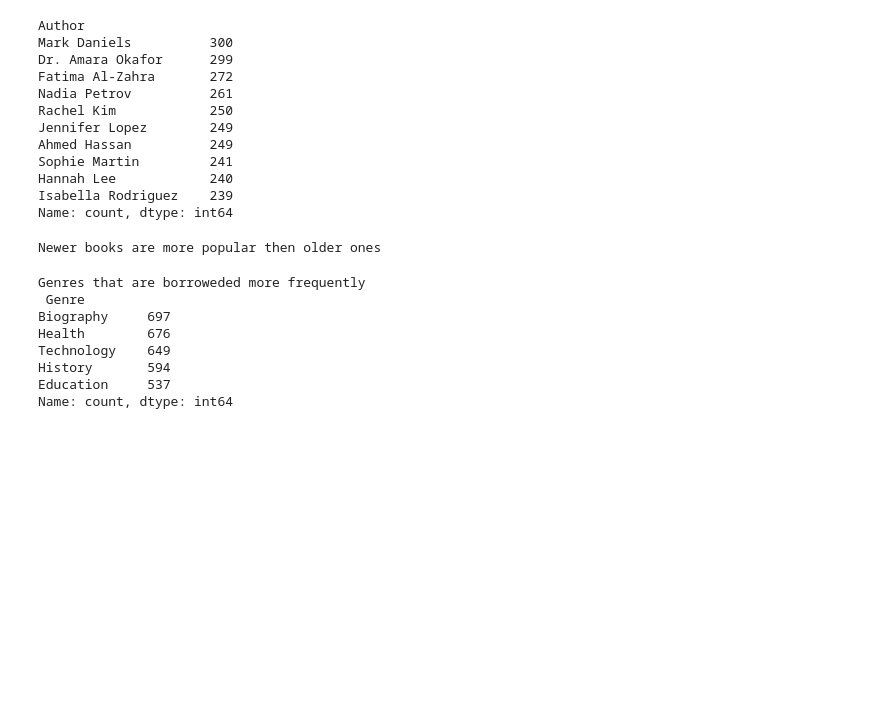
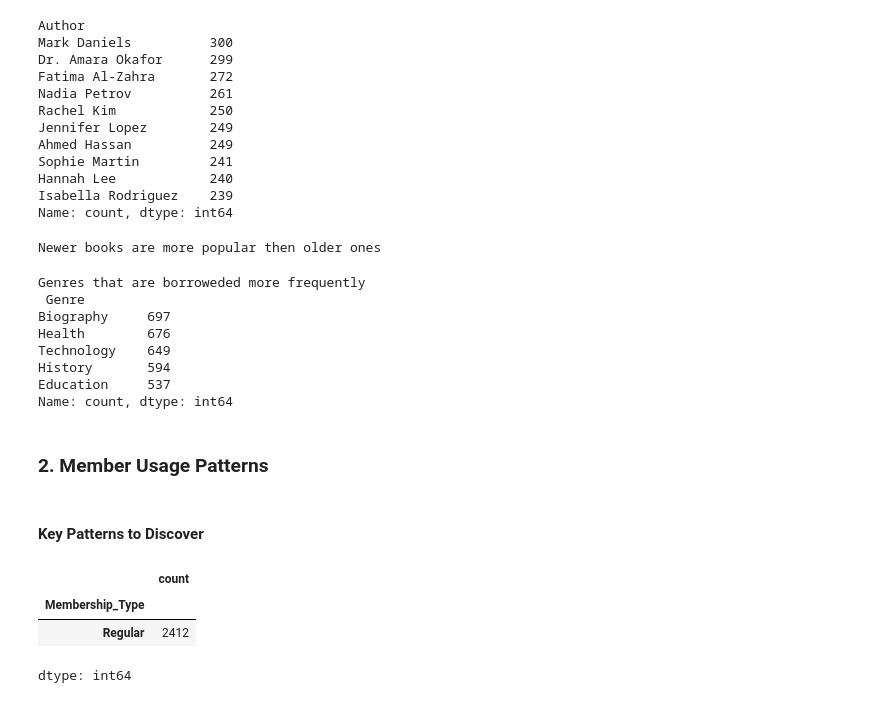
Before and after one commit to sfirdous/programming, a Jupyter notebook: Python/Library Management System - Comprehensive Analysis Task/Library_Management_System_Comprehensive_Analysis_Task.ipynb, the cells around one changed output. Cells and saved outputs as stored; diff of their text form; code cells hidden in the pictures; blank space fills up the shorter version.

```diff
--- a/Python/Library Management System - Comprehensive Analysis Task/Library_Management_System_Comprehensive_Analysis_Task.ipynb
+++ b/Python/Library Management System - Comprehensive Analysis Task/Library_Management_System_Comprehensive_Analysis_Task.ipynb
@@ -103,3 +104,16 @@ Technology    649
 History       594
 Education     537
 Name: count, dtype: int64
+# %% [markdown]
+### **2. Member Usage Patterns**
+# %% [markdown]
+#### **Key Patterns to Discover**
+# %%
+# Which membership types borrow the most books?
+members_transaction_merge = pd.merge(transactions_dataset,members_dataset,on='Member_ID',how = 'inner')
+members_transaction_merge['Membership_Type'].value_counts().nlargest(1)
+# %% [output]
+|  | count |
+| Membership_Type |  |
+| Regular | 2412 |
+dtype: int64
```
Also changed, not shown: parts of 5 cells of this notebook.
